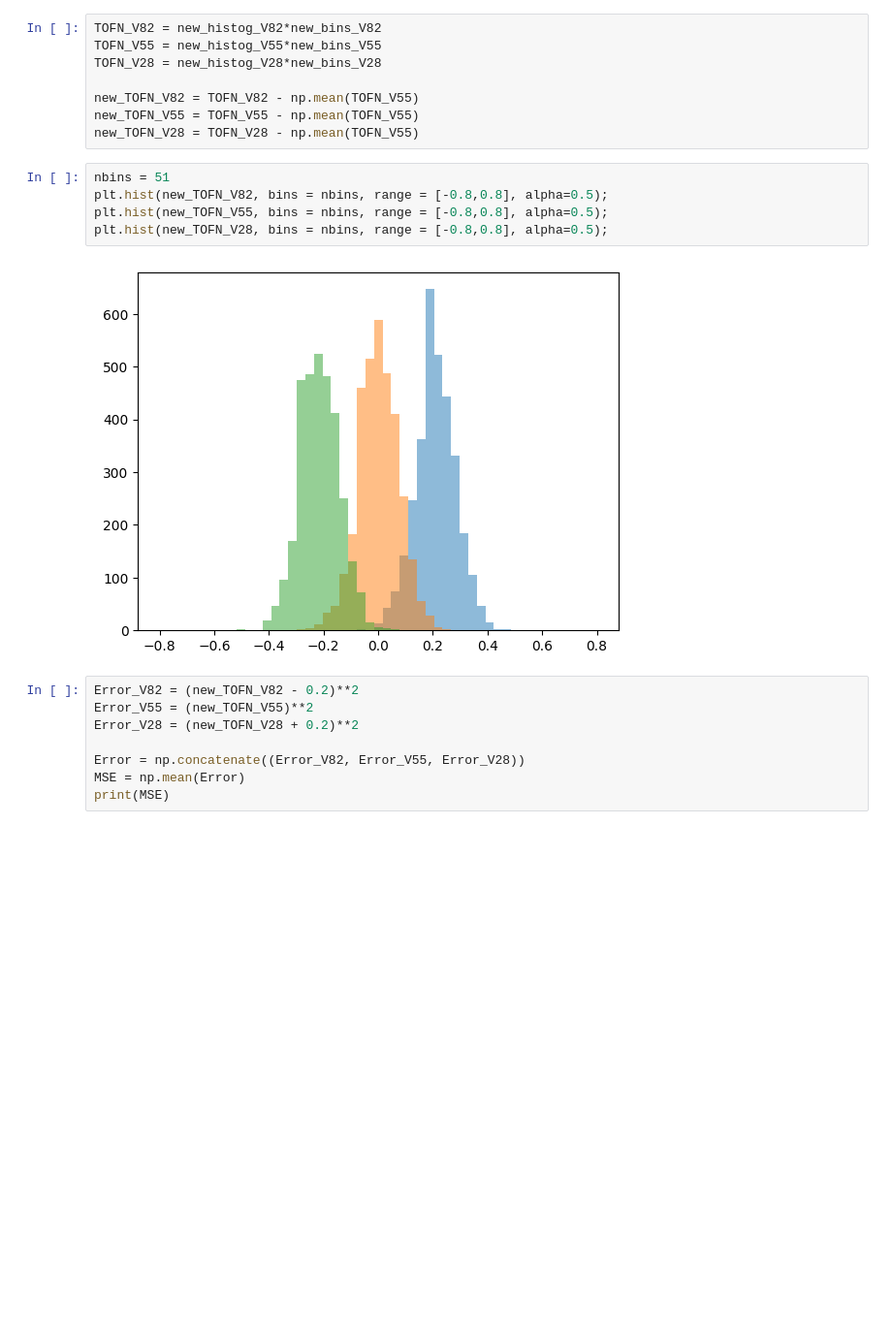
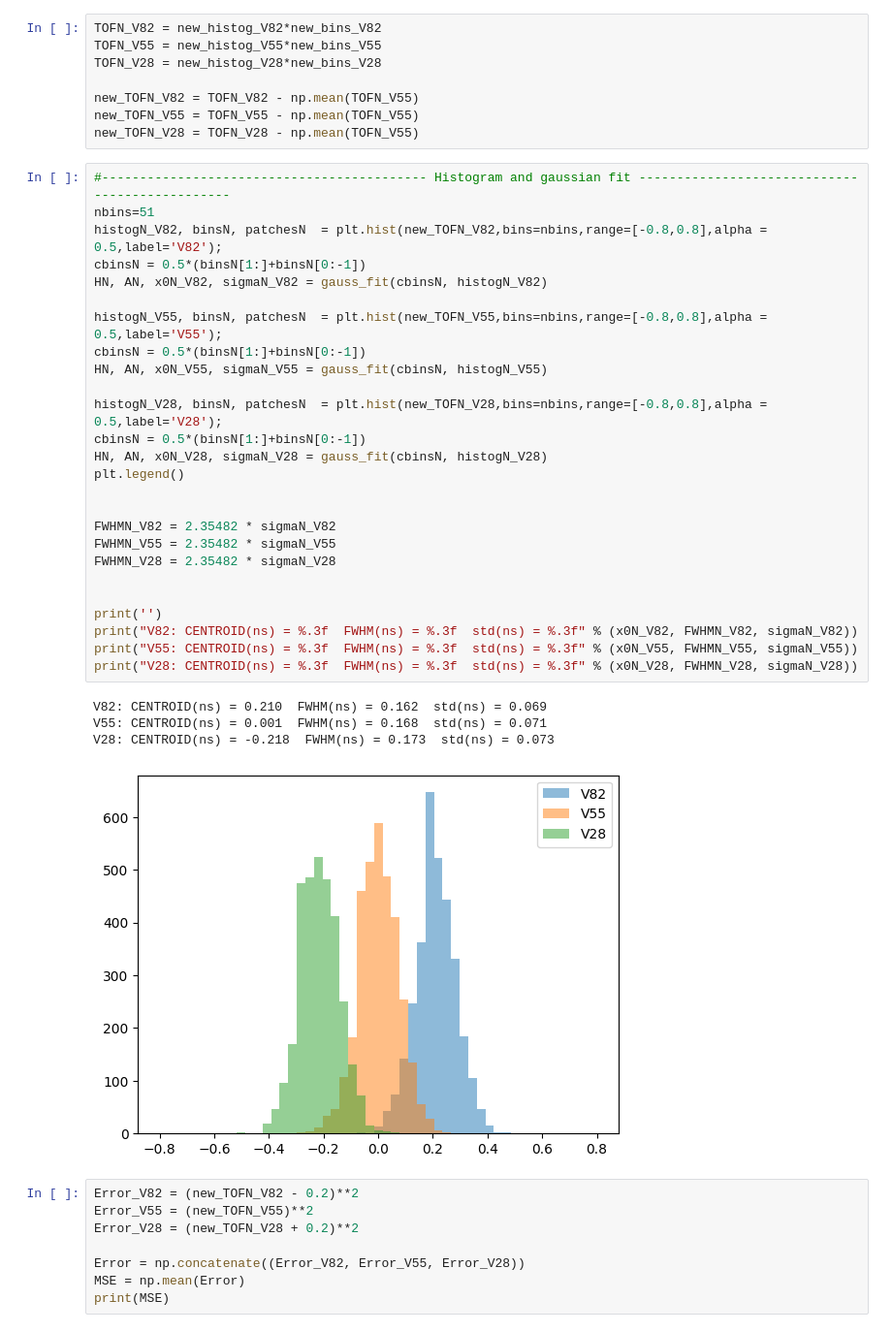
Before and after one commit to wjosefw/Signal-processing-with-Neural-networks, a Jupyter notebook: CFD_CON_DATOS_TFM_ALBA.ipynb, the cells around one changed output. Shown at 97% size. Saved outputs shown, nothing was run; the diff lists cells and outputs as text; blank space fills up the shorter version.

```diff
--- a/CFD_CON_DATOS_TFM_ALBA.ipynb
+++ b/CFD_CON_DATOS_TFM_ALBA.ipynb
@@ -217,13 +209,37 @@ TOFN_V28 = new_histog_V28*new_bins_V28
 new_TOFN_V82 = TOFN_V82 - np.mean(TOFN_V55)
 new_TOFN_V55 = TOFN_V55 - np.mean(TOFN_V55)
 new_TOFN_V28 = TOFN_V28 - np.mean(TOFN_V55)
-# %%
-nbins = 51
-plt.hist(new_TOFN_V82, bins = nbins, range = [-0.8,0.8], alpha=0.5);
-plt.hist(new_TOFN_V55, bins = nbins, range = [-0.8,0.8], alpha=0.5);
-plt.hist(new_TOFN_V28, bins = nbins, range = [-0.8,0.8], alpha=0.5);
-# %% [output]
-[figure, removed]
+# %%
+#------------------------------------------- Histogram and gaussian fit -----------------------------------------------
+nbins=51
+histogN_V82, binsN, patchesN  = plt.hist(new_TOFN_V82,bins=nbins,range=[-0.8,0.8],alpha = 0.5,label='V82');
+cbinsN = 0.5*(binsN[1:]+binsN[0:-1])
+HN, AN, x0N_V82, sigmaN_V82 = gauss_fit(cbinsN, histogN_V82)
+
+histogN_V55, binsN, patchesN  = plt.hist(new_TOFN_V55,bins=nbins,range=[-0.8,0.8],alpha = 0.5,label='V55');
+cbinsN = 0.5*(binsN[1:]+binsN[0:-1])
+HN, AN, x0N_V55, sigmaN_V55 = gauss_fit(cbinsN, histogN_V55)
+
+histogN_V28, binsN, patchesN  = plt.hist(new_TOFN_V28,bins=nbins,range=[-0.8,0.8],alpha = 0.5,label='V28');
+cbinsN = 0.5*(binsN[1:]+binsN[0:-1])
+HN, AN, x0N_V28, sigmaN_V28 = gauss_fit(cbinsN, histogN_V28)
+plt.legend()
+
+
+FWHMN_V82 = 2.35482 * sigmaN_V82
+FWHMN_V55 = 2.35482 * sigmaN_V55
+FWHMN_V28 = 2.35482 * sigmaN_V28
+
+
+print('')
+print("V82: CENTROID(ns) = %.3f  FWHM(ns) = %.3f  std(ns) = %.3f" % (x0N_V82, FWHMN_V82, sigmaN_V82))
+print("V55: CENTROID(ns) = %.3f  FWHM(ns) = %.3f  std(ns) = %.3f" % (x0N_V55, FWHMN_V55, sigmaN_V55))
+print("V28: CENTROID(ns) = %.3f  FWHM(ns) = %.3f  std(ns) = %.3f" % (x0N_V28, FWHMN_V28, sigmaN_V28))
+# %% [output]
+V82: CENTROID(ns) = 0.210  FWHM(ns) = 0.162  std(ns) = 0.069
+V55: CENTROID(ns) = 0.001  FWHM(ns) = 0.168  std(ns) = 0.071
+V28: CENTROID(ns) = -0.218  FWHM(ns) = 0.173  std(ns) = 0.073
+[figure, added]
 # %%
 Error_V82 = (new_TOFN_V82 - 0.2)**2
 Error_V55 = (new_TOFN_V55)**2
```
Also changed, not shown: parts of 1 cell of this notebook.
